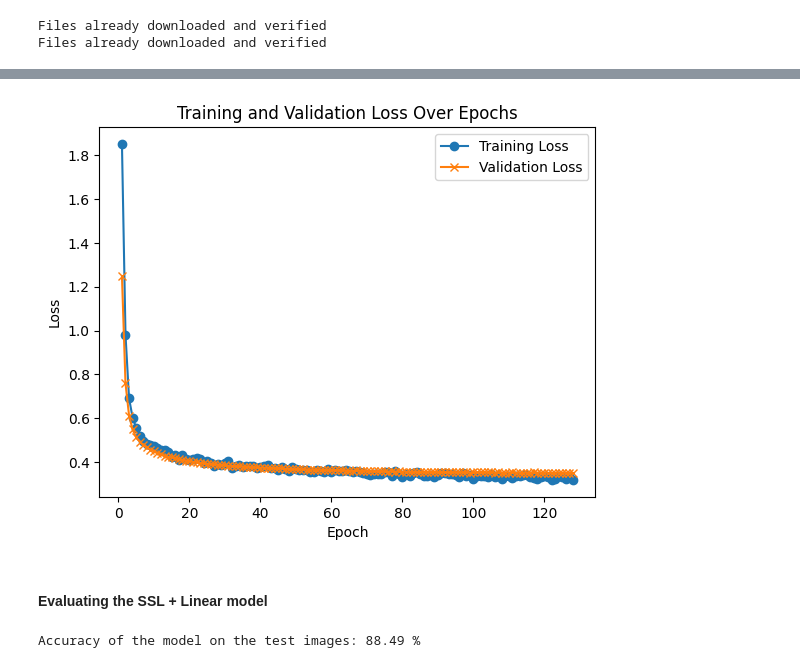
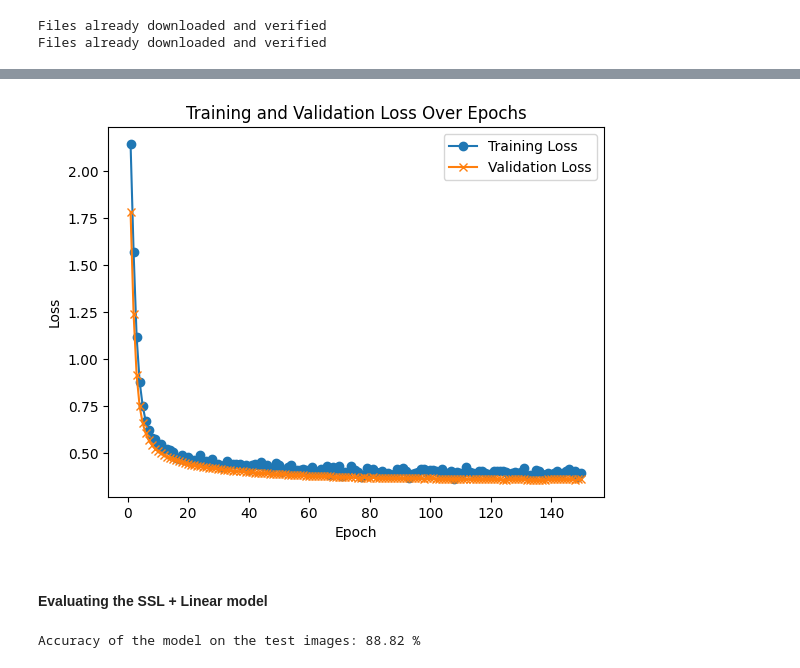
Before and after one commit to lindalen/simclr-vs-cnn, a Jupyter notebook: ssl_training.ipynb, the cells around one changed output, grey strips where cells are left out. Saved outputs shown, nothing was run; the diff lists cells and outputs as text; code cells hidden in the pictures.

```diff
--- a/ssl_training.ipynb
+++ b/ssl_training.ipynb
@@ -220,10 +213,20 @@ epsilon = 1e-3
 train_losses = []
 val_losses = []
 
+# Data preperation setup
+n_classes = 10
+samples_per_class = 250
+
 for epoch in range(num_epochs):
+    # Create a new subset every epoch
+    indices = np.hstack([np.random.choice(np.where(np.array(train_dataset.targets) == i)[0], samples_per_class, replace=False) for i in range(n_classes)])
+    sampler = SubsetRandomSampler(indices)
+    train_loader = DataLoader(train_dataset, batch_size=512, sampler=sampler)
+
     epoch_loss = 0.0
     linear_classifier.train()
 
+    # Training phase
     for images, labels in train_loader:
         images, labels = images.to(device), labels.to(device)
         outputs = linear_classifier(images)
@@ -292,5 +295,5 @@ Epoch [128/1000], Training Loss: 0.3181, Validation Loss: 0.3500
 Early stopping triggered.
-[figure, old version]
+[figure, new version]
 # %%
 torch.save(linear_classifier.state_dict(), 'linear_classifier_state.pth')
 # %% [markdown]
@@ -311,4 +314,4 @@ with torch.no_grad():
 
     print(f'Accuracy of the model on the test images: {100 * correct / total} %')
 # %% [output]
-Accuracy of the model on the test images: 88.49 %
+Accuracy of the model on the test images: 88.82 %
```
Also changed, not shown: parts of 2 cells of this notebook, 1 other file.
